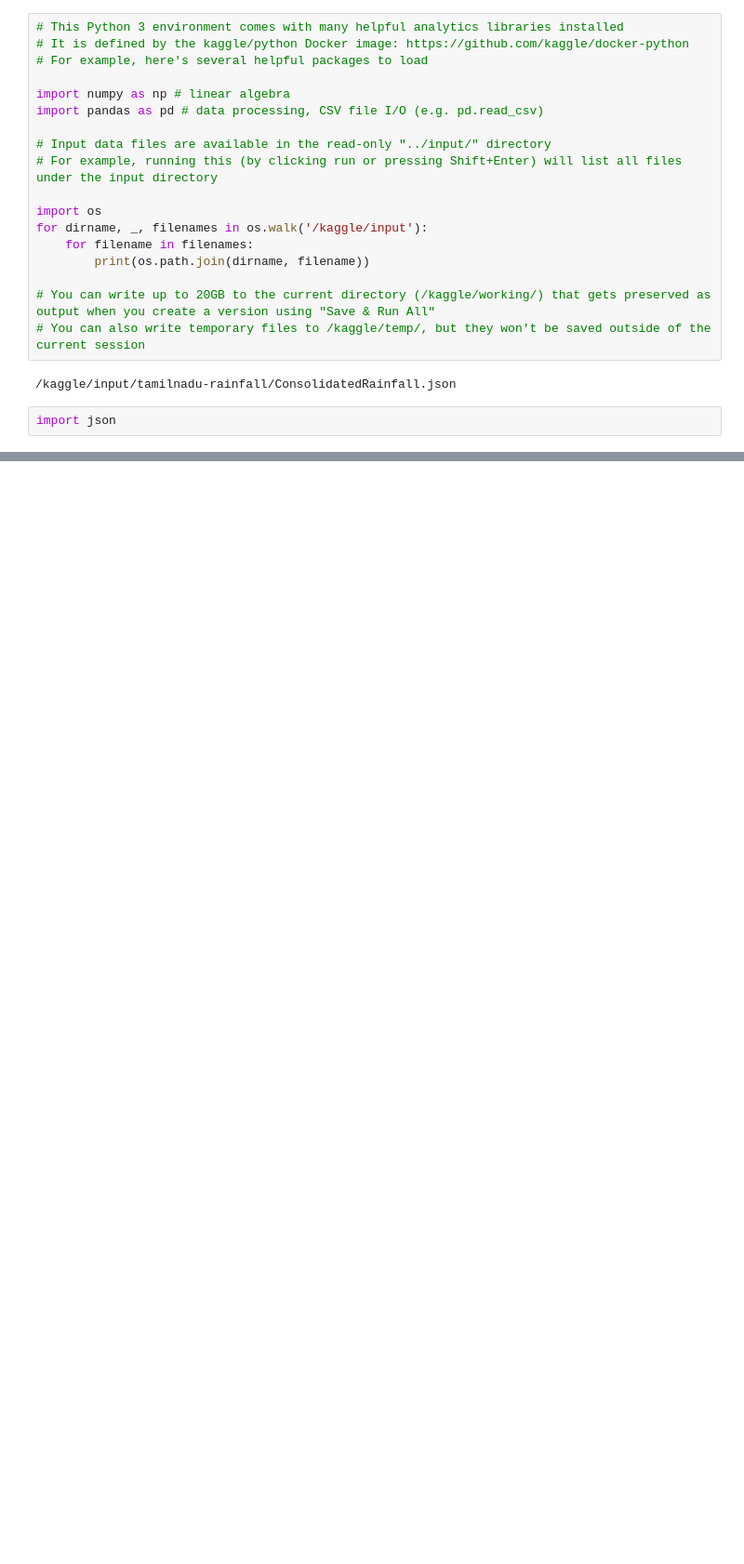
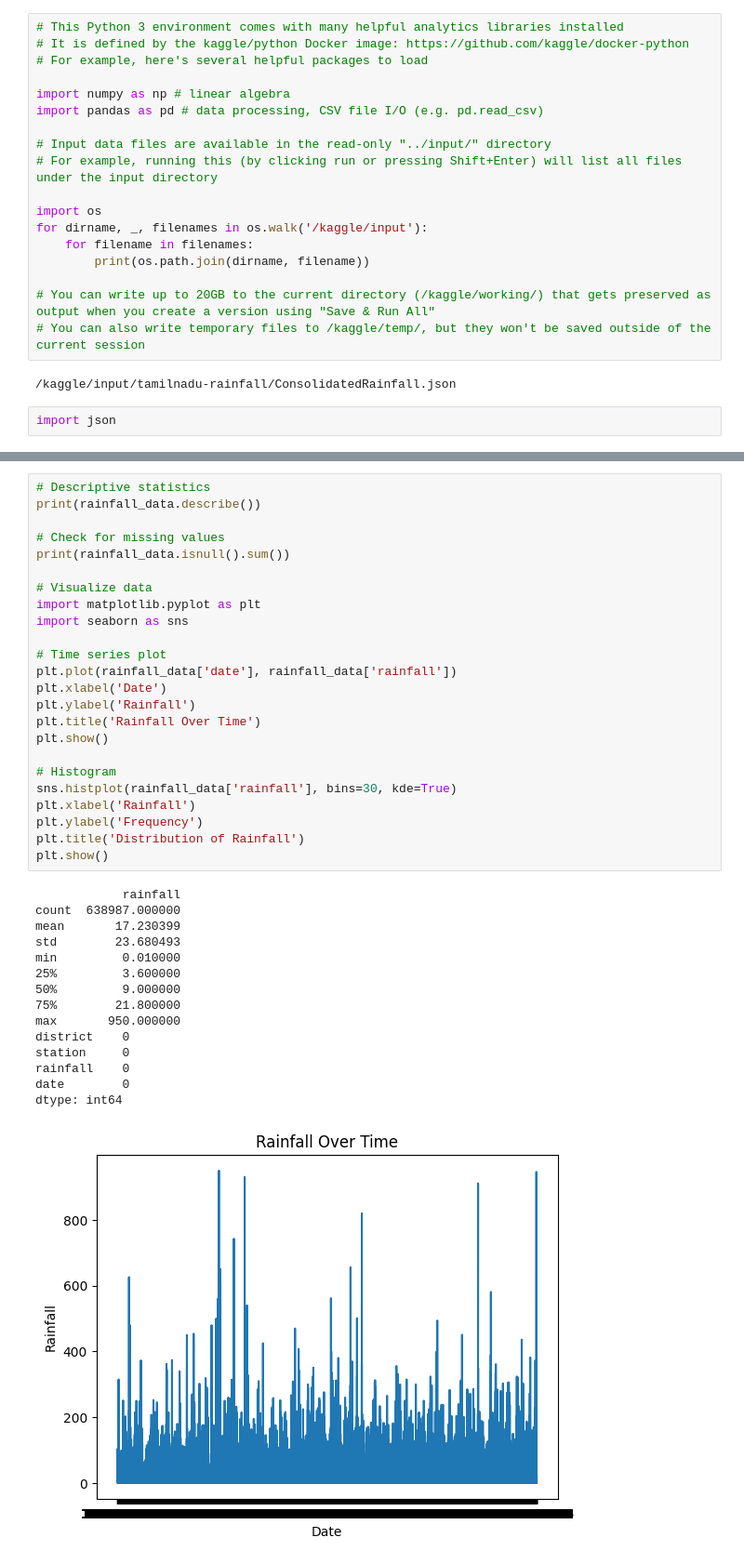
Before and after one commit to msathia/rainfallAnalysis, a Jupyter notebook: tn-rainfall-data-analysis.ipynb, the cells around one changed output, grey strips where cells are left out. Shown at 93% size. Saved outputs shown, nothing was run; the diff lists cells and outputs as text; blank space fills up the shorter version.

```diff
--- a/tn-rainfall-data-analysis.ipynb
+++ b/tn-rainfall-data-analysis.ipynb
@@ -77,0 +92,40 @@ Done
+# %%
+# Descriptive statistics
+print(rainfall_data.describe())
+
+# Check for missing values
+print(rainfall_data.isnull().sum())
+
+# Visualize data
+import matplotlib.pyplot as plt
+import seaborn as sns
+
+# Time series plot
+plt.plot(rainfall_data['date'], rainfall_data['rainfall'])
+plt.xlabel('Date')
+plt.ylabel('Rainfall')
+plt.title('Rainfall Over Time')
+plt.show()
+
+# Histogram
+sns.histplot(rainfall_data['rainfall'], bins=30, kde=True)
+plt.xlabel('Rainfall')
+plt.ylabel('Frequency')
+plt.title('Distribution of Rainfall')
+plt.show()
+# %% [output]
+            rainfall
+count  638987.000000
+mean       17.230399
+std        23.680493
+min         0.010000
+25%         3.600000
+50%         9.000000
+75%        21.800000
+max       950.000000
+district    0
+station     0
+rainfall    0
+date        0
+dtype: int64
+[figure, added]
```
Also changed, not shown: parts of 6 cells of this notebook.
